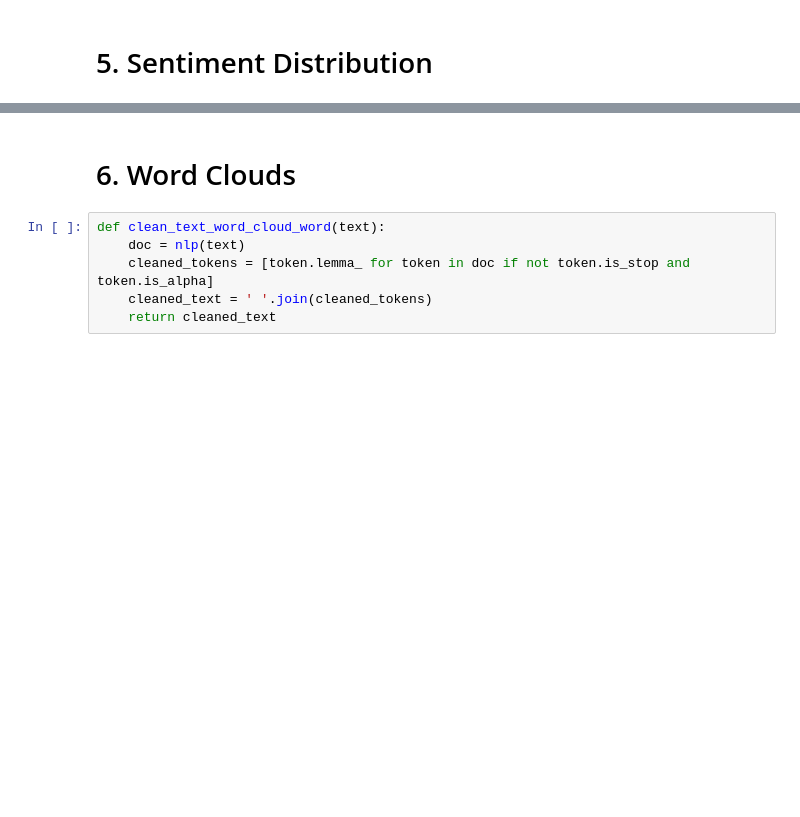
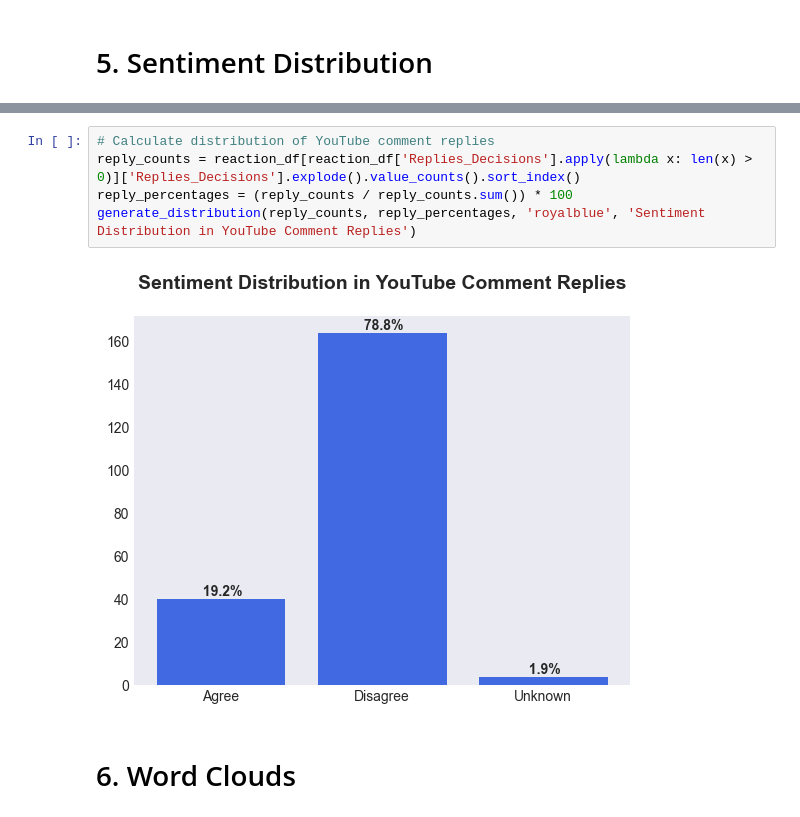
Before and after one commit to ctcastor/rugby_sentiment_analysis, a Jupyter notebook: rugby_sentiment_analysis.ipynb, the cells around one changed output, grey strips where cells are left out. Saved outputs shown, nothing was run; the diff lists cells and outputs as text; blank space fills up the shorter version.

```diff
--- a/rugby_sentiment_analysis.ipynb
+++ b/rugby_sentiment_analysis.ipynb
@@ -279,8 +323,9 @@ plt.show()
+# %%
+# Calculate distribution of YouTube comment replies
+reply_counts = reaction_df[reaction_df['Replies_Decisions'].apply(lambda x: len(x) > 0)]['Replies_Decisions'].explode().value_counts().sort_index()
+reply_percentages = (reply_counts / reply_counts.sum()) * 100
+generate_distribution(reply_counts, reply_percentages, 'royalblue', 'Sentiment Distribution in YouTube Comment Replies')
+# %% [output]
+[figure, added]
 # %% [markdown]
 # <a id='6'>6. Word Clouds</a>
-# %%
-def clean_text_word_cloud_word(text):
-    doc = nlp(text)
-    cleaned_tokens = [token.lemma_ for token in doc if not token.is_stop and token.is_alpha]
-    cleaned_text = ' '.join(cleaned_tokens)
-    return cleaned_text
```
Also changed, not shown: parts of 16 cells of this notebook.
